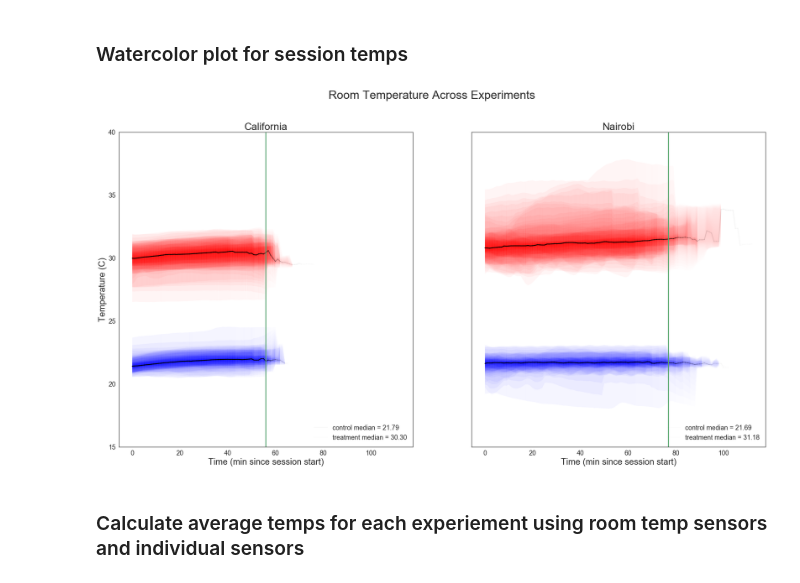
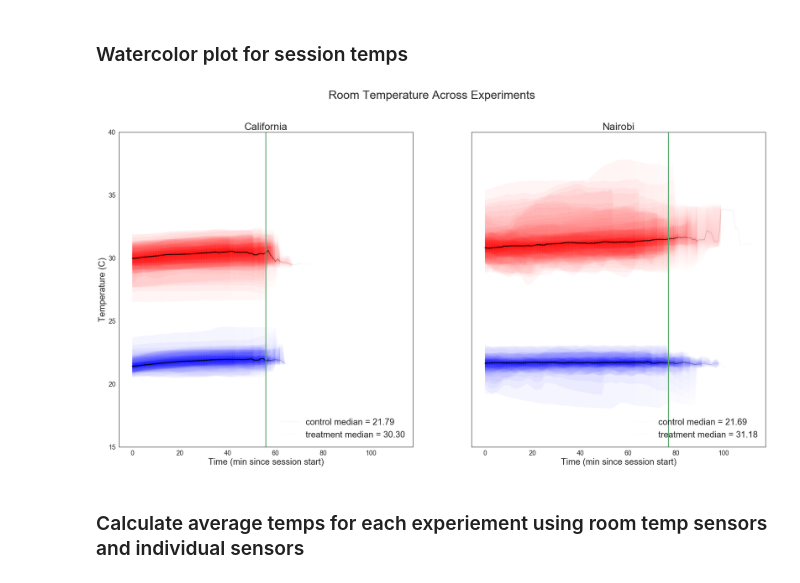
Before and after one commit to bolliger32/berkeley_temp_behavior, a Jupyter notebook: code/notebooks/concatenate_meas.ipynb, the cells around one changed output. Cells and saved outputs as stored; diff of their text form; code cells hidden in the pictures.

```diff
--- a/code/notebooks/concatenate_meas.ipynb
+++ b/code/notebooks/concatenate_meas.ipynb
@@ -413,35 +416,35 @@ with sns.axes_style('white'):
         ax = axs[six]
         ax.set_title(site,fontsize=28)
         ax.set_xlabel('Time (min since session start)',fontsize=24)
         for grp in ['control','treatment']:
             this_df = ts_dfs[site][grp]['room_avg'].copy()
             length = this_df.apply(lambda x: x.last_valid_index())
             this_df = this_df.apply(interpolate_within)
             med = this_df.quantile(q=.5,axis=1)
             count = this_df.count(axis=1)
             mean_of_med = (med*count).sum()/count.sum()
             med_length = length.median()
             for j in range(count.index.shape[0]-1):
                 line, = ax.plot(med.index[j:j+2],med[j:j+2], color = 'k', label = '{} median = {:.2f}'.format(
                     grp,mean_of_med),alpha = count[j]/count.max())
                 if j == count.index.shape[0]-2:
                     lines.append(line)
             ax.plot([med_length,med_length],[0, 40])
             for i in np.arange(0,.5,.01):
                 this_quantile_low = this_df.quantile(q=i,axis=1)
                 this_quantile_high = this_df.quantile(q=1-i,axis=1)
                 for j in range(count.index.shape[0]-1):
                     poly = ax.fill_between([this_quantile_low.index[j],this_quantile_low.index[j+1]],
                                            this_quantile_low.iloc[j:j+2], this_quantile_high.iloc[j:j+2],
                                            alpha=.0005*count.iloc[j],color = colors[site][grp])
                     poly.set_edgecolor('none')
-            ax.legend(handles = lines,loc='lower right',fontsize=18)
+            ax.legend(handles = lines,loc='lower right',fontsize=24)
             ax.tick_params(axis='both',labelsize=18)
             ax.set_ylim((15,40))
 
 fig.savefig('../../results/figures/main_experiment/watercolor_temps.png')
 # %% [output]
-[figure, old version]
+[figure, new version]
 # %% [markdown]
 ### Calculate average temps for each experiement using room temp sensors and individual sensors
 # %%
```
Also changed, not shown: parts of 3 cells of this notebook, 3 other files.
